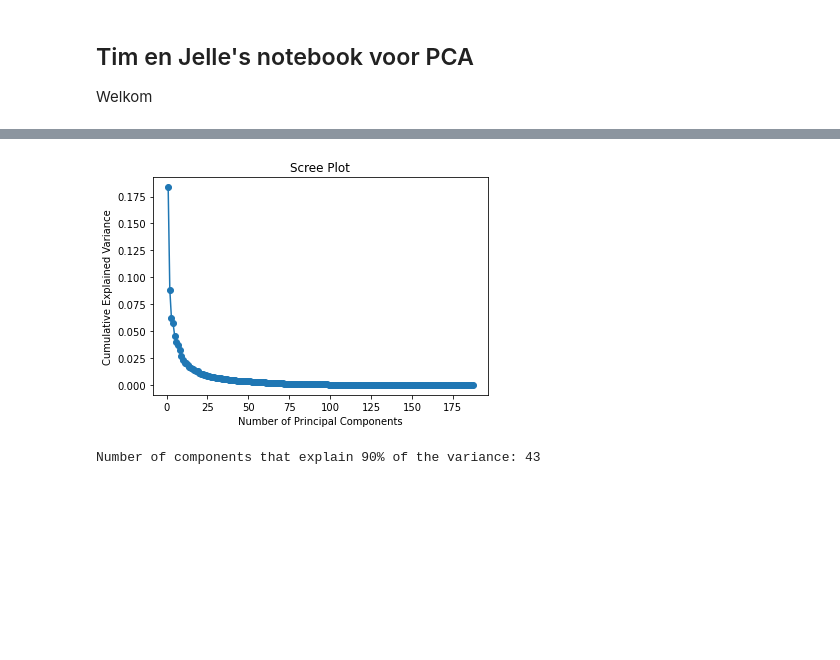
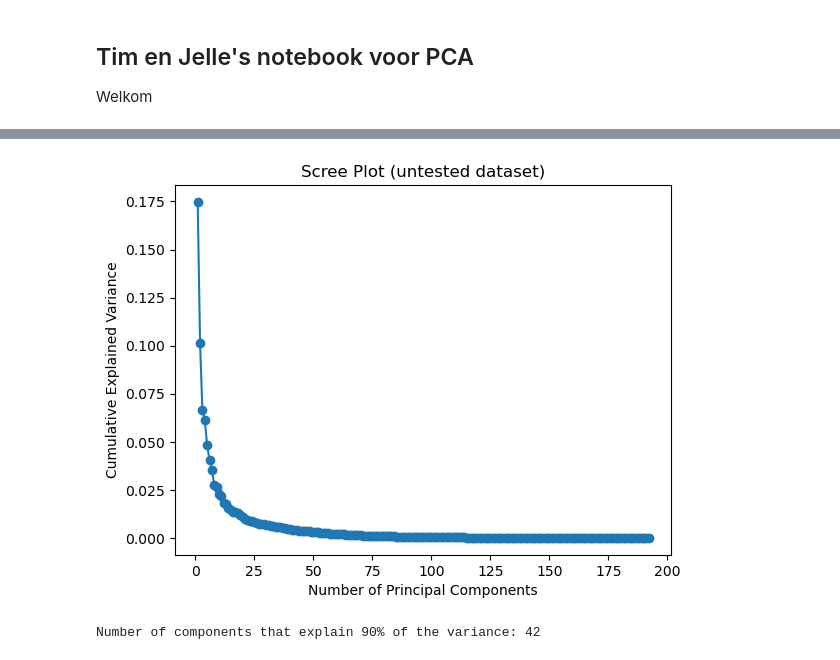
Before and after one commit to Tim0828/8CC00-groep-9, a Jupyter notebook: EDA/PCA_Tim_Jelle.ipynb, the cells around one changed output, grey strips where cells are left out. Drawn from its saved outputs; the diff is of its cells as text; code cells hidden in the pictures; blank space fills up the shorter version.

```diff
--- a/EDA/PCA_Tim_Jelle.ipynb
+++ b/EDA/PCA_Tim_Jelle.ipynb
@@ -17,7 +17,8 @@ import pandas as pd
 import matplotlib.pyplot as plt
 # %%
 # load data from csv
-data = pd.read_csv('tested_molecules_with_descriptors.csv')
+#data = pd.read_csv('data/tested_molecules_with_descriptors.csv')
+data = pd.read_csv('data/untested_molecules_with_descriptors.csv')
 data.head()
 # %% [output]
 |  | SMILES | PKM2_inhibition | ERK2_inhibition | MaxAbsEStateIndex | MaxEStateIndex | MinAbsEStateIndex | ... |
@@ -120,25 +123,26 @@ plt.plot(range(1, len(cumulative_explained_variance) + 1), cumulative_explained_
 # %%
 
 
 # Create the scree plot
 plt.plot(range(1, len(explained_variance_ratio) + 1), explained_variance_ratio, marker='o')
 plt.xlabel('Number of Principal Components')
 plt.ylabel('Cumulative Explained Variance')
-plt.title('Scree Plot')
+#plt.title('Scree Plot (tested dataset)')
+plt.title('Scree Plot (untested dataset)')
 plt.show()
 # elbow around 10 components
 # %% [output]
-[figure, old version]
+[figure, new version]
 # %%
 # keep 90% of the variance
 num_components = (cumulative_explained_variance < 0.9).sum() + 1
 print("Number of components that explain 90% of the variance:", num_components)
 # Apply PCA with the number of components that explain 90% of the variance
-pca = PCA(n_components=43) # to fit model
+pca = PCA(n_components=num_components) # to fit model
 # pca = PCA(n_components=num_components)
 df_pca = pca.fit_transform(df_scaled)
 # %% [output]
-Number of components that explain 90% of the variance: 43
+Number of components that explain 90% of the variance: 42
 # %%
 # # add the SMILES and inhibition labels back to the PCA data
 df_pca = pd.DataFrame(df_pca, columns=[f'PC{i+1}' for i in range(num_components)])
```
Also changed, not shown: parts of 14 cells of this notebook.
